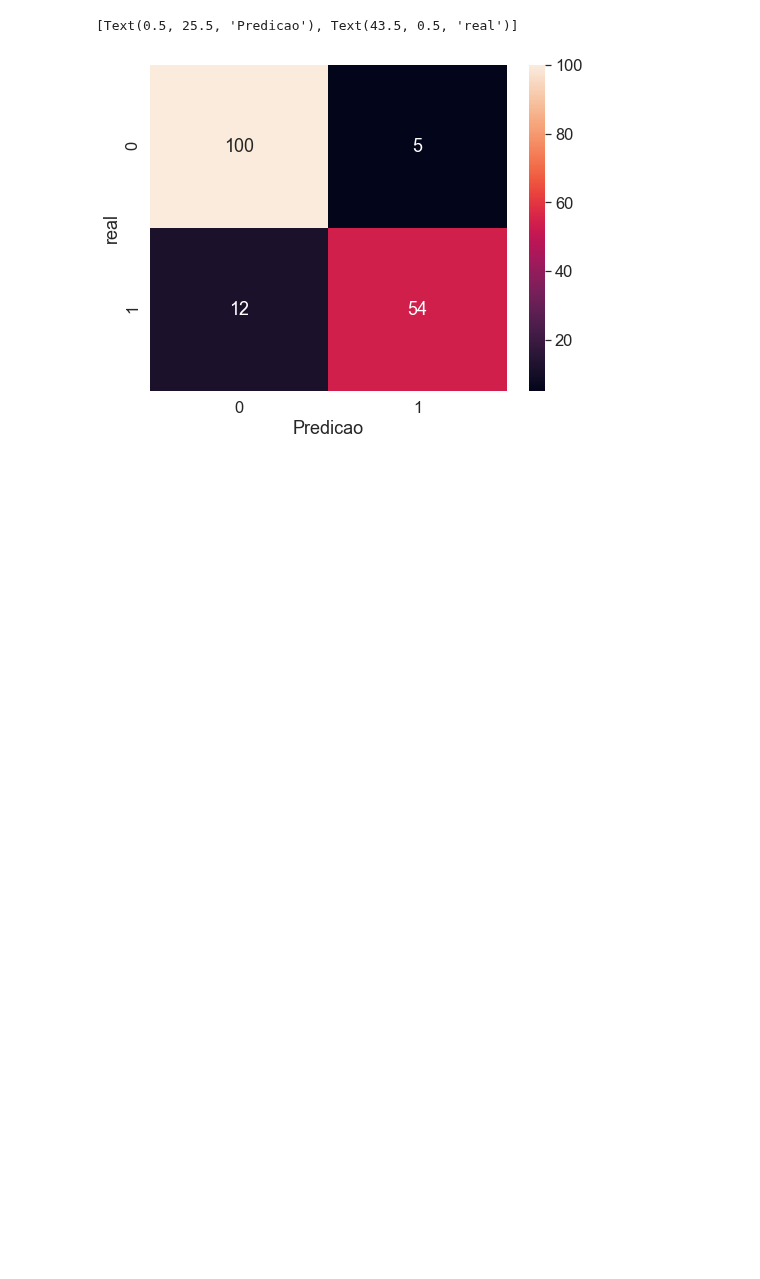
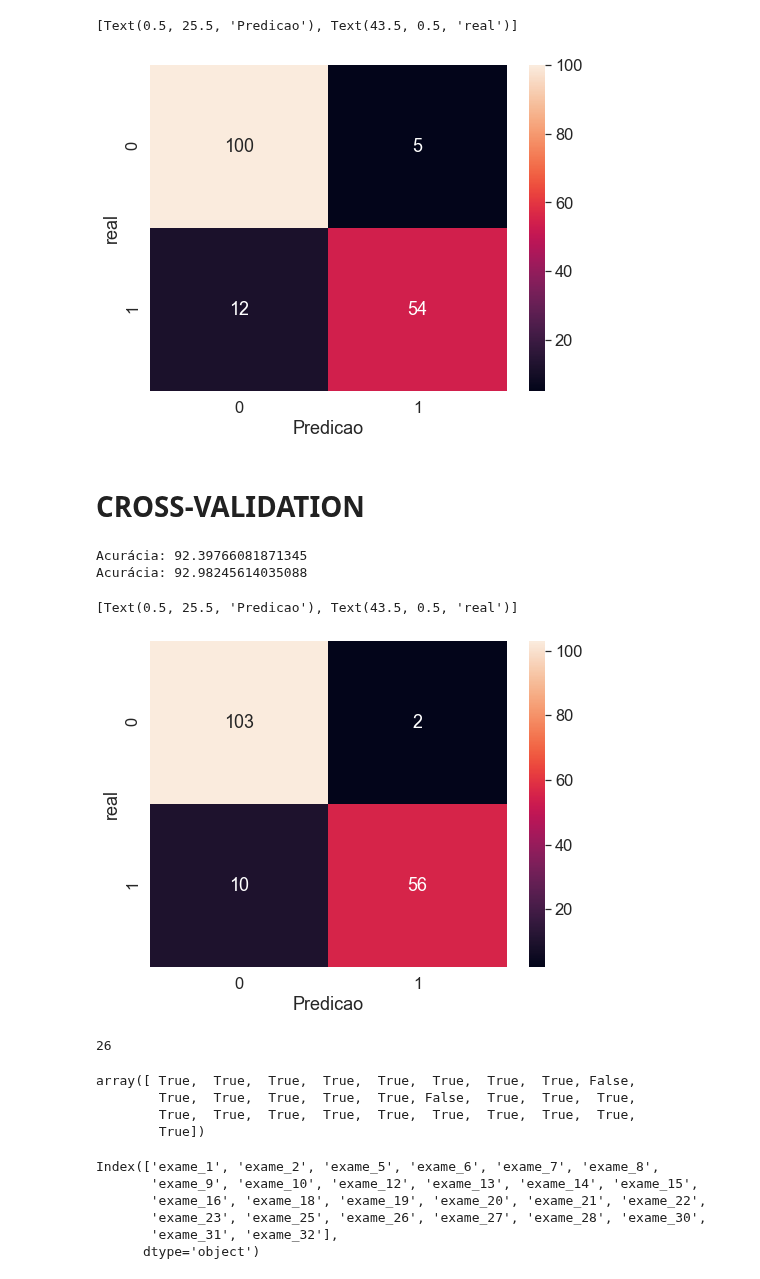
Before and after one commit to daianeklein/cursos-bootcamps, a Jupyter notebook: _Alura/Machine-Learning-Lidando-com-dados-de-muitas-dimensoes/Alura_Care.ipynb, the cells around one changed output. Saved outputs shown, nothing was run; the diff lists cells and outputs as text; code cells hidden in the pictures; blank space fills up the shorter version.

```diff
--- a/_Alura/Machine-Learning-Lidando-com-dados-de-muitas-dimensoes/Alura_Care.ipynb
+++ b/_Alura/Machine-Learning-Lidando-com-dados-de-muitas-dimensoes/Alura_Care.ipynb
@@ -468,3 +450,66 @@ Acurácia: 92.39766081871345
 Acurácia: 90.05847953216374
 [Text(0.5, 25.5, 'Predicao'), Text(43.5, 0.5, 'real')]
 [figure]
+# %% [markdown]
+# CROSS-VALIDATION
+# %%
+SEED = 1234
+random.seed(SEED)
+
+treino_x, teste_x, treino_y, teste_y = train_test_split(valores_exames_v6, diagnostico,
+                                                       test_size = 0.3)
+
+classificador = RandomForestClassifier(n_estimators=100, random_state=1234)
+classificador.fit(treino_kbest, treino_y)
+
+score = classificador.score(teste_kbest, teste_y)
+
+print('Acurácia: {} '.format(score * 100))
+
+
+rfecv = RFECV(estimator= classificador, cv = 5, step = 1, scoring='accuracy')
+rfecv.fit(treino_x, treino_y)
+
+treino_rfecv = rfecv.transform(treino_x)
+teste_rfecv = rfecv.transform(teste_x)
+classificador.fit(treino_rfecv, treino_y)
+
+#matriz de confusao
+matriz_confusao = confusion_matrix(teste_y, classificador.predict(teste_rfecv))
+
+score = classificador.score(teste_rfecv, teste_y)
+print('Acurácia: {} '.format(score * 100))
+
+# visualizando a matriz de confusao
+plt.figure(figsize=(8,6))
+
+sns.set(font_scale = 1.5)
+sns.heatmap(matriz_confusao, annot=True, fmt = 'd').set(xlabel = 'Predicao', ylabel = 'real')
+# %% [output]
+Acurácia: 92.39766081871345
+Acurácia: 92.98245614035088
+[Text(0.5, 25.5, 'Predicao'), Text(43.5, 0.5, 'real')]
+[figure, added]
+# %%
+# quantidade de features
+rfecv.n_features_
+# %% [output]
+26
+# %%
+# visualizando quais features
+rfecv.support_
+# %% [output]
+array([ True,  True,  True,  True,  True,  True,  True,  True, False,
+        True,  True,  True,  True,  True, False,  True,  True,  True,
+        True,  True,  True,  True,  True,  True,  True,  True,  True,
+        True])
+# %%
+# nome das colunas
+treino_x.columns[rfecv.support_]
+# %% [output]
+Index(['exame_1', 'exame_2', 'exame_5', 'exame_6', 'exame_7', 'exame_8',
+       'exame_9', 'exame_10', 'exame_12', 'exame_13', 'exame_14', 'exame_15',
+       'exame_16', 'exame_18', 'exame_19', 'exame_20', 'exame_21', 'exame_22',
+       'exame_23', 'exame_25', 'exame_26', 'exame_27', 'exame_28', 'exame_30',
+       'exame_31', 'exame_32'],
+      dtype='object')
```
Also changed, not shown: parts of 8 cells of this notebook.
